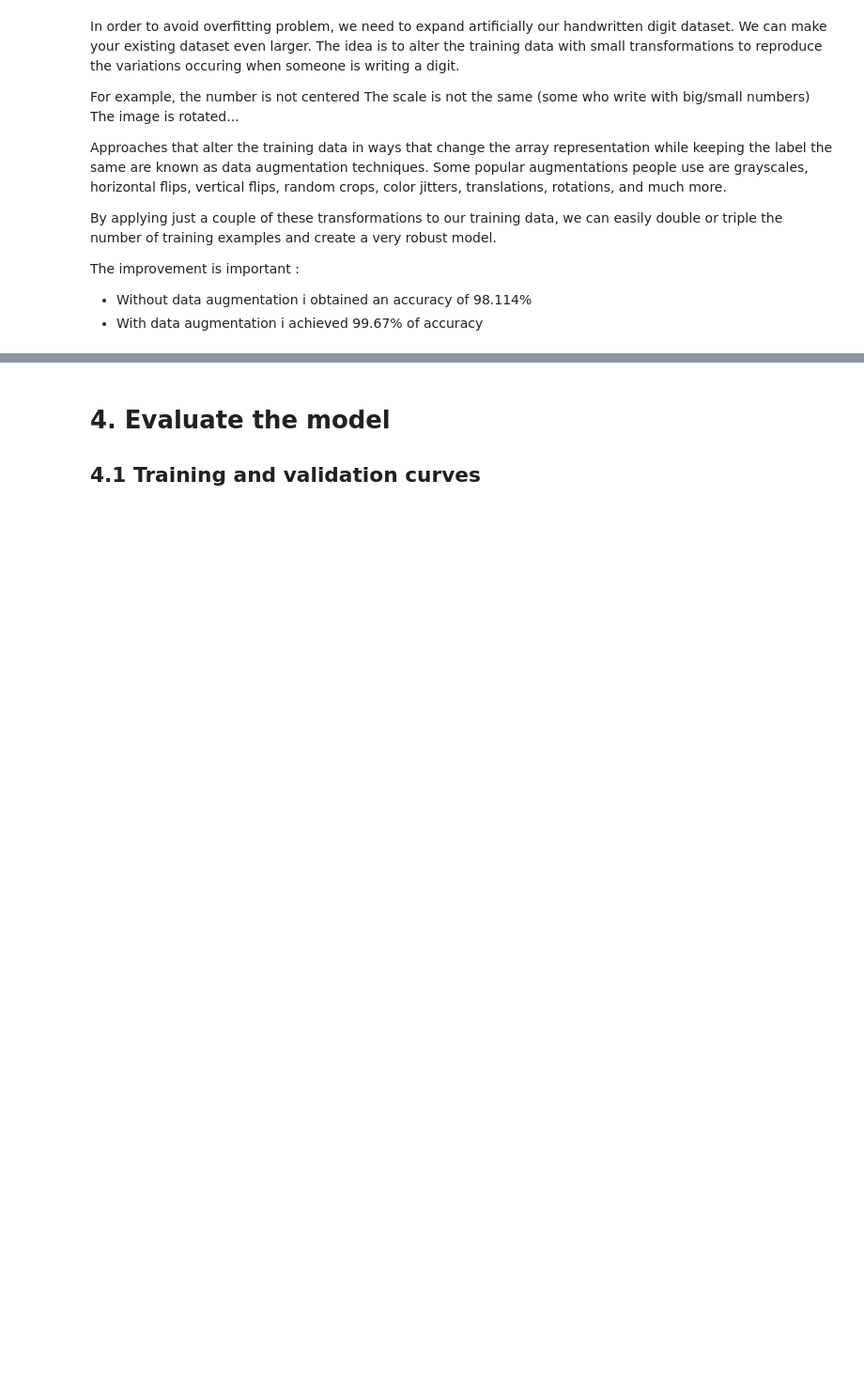
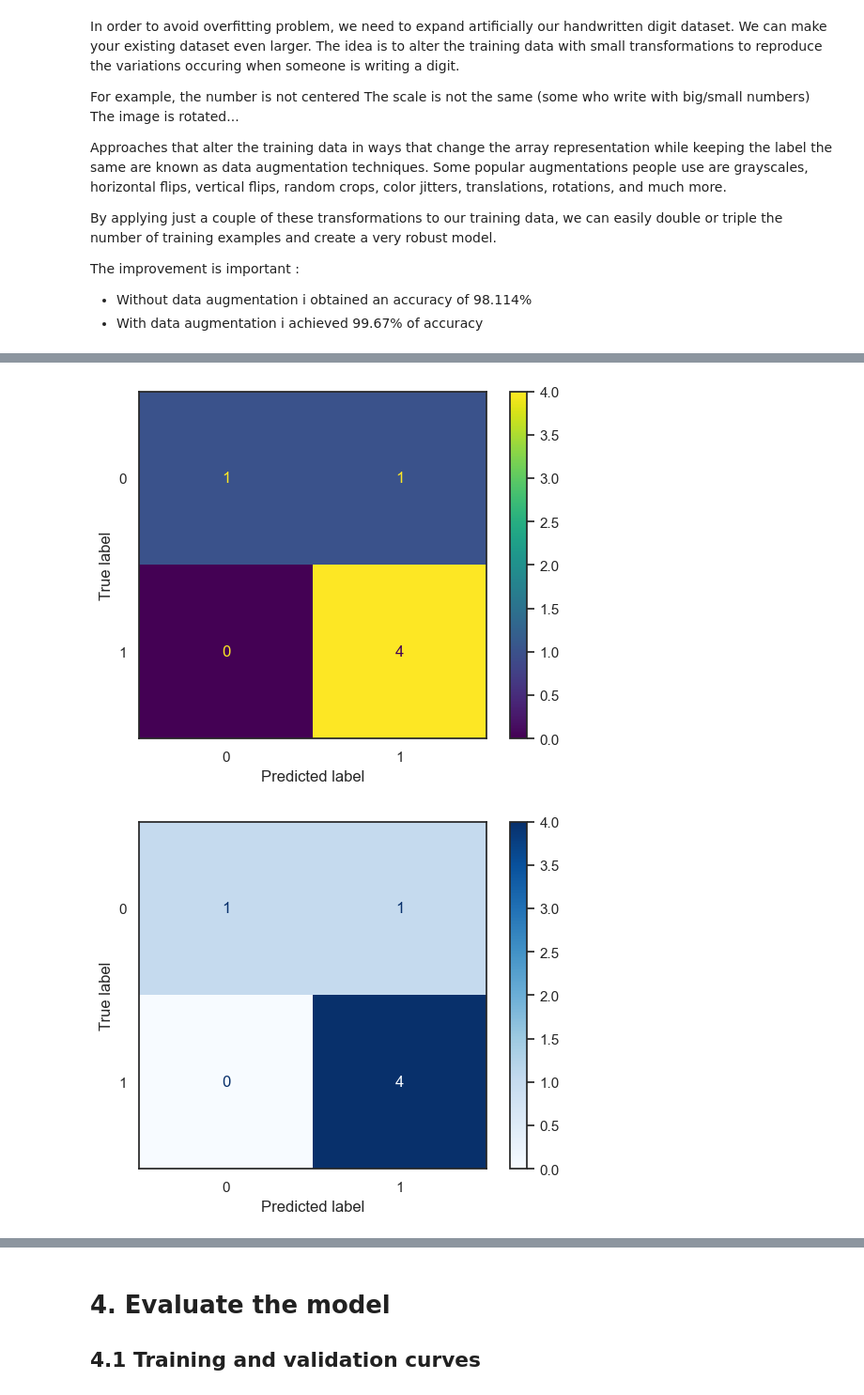
Before and after one commit to knockonhwood/EIH_spec, a Jupyter notebook: EIH_CNN_Blood_in_stool_test.ipynb, the cells around one changed output, grey strips where cells are left out. Shown: that part at 94% size. Cells and saved outputs as stored; diff of their text form; code cells hidden in the pictures; blank space fills up the shorter version.

```diff
--- a/EIH_CNN_Blood_in_stool_test.ipynb
+++ b/EIH_CNN_Blood_in_stool_test.ipynb
@@ -392,0 +396,17 @@ Epoch 20/20
+# %%
+# Predict the values from the validation dataset
+y_predd = denoised_model.predict(X_testd)
+# Convert predictions classes to one hot vectors
+# Applying threshold
+threshold = 0.5
+y_classd = (y_predd> threshold).astype(int)
+
+# compute the confusion matrix
+confusion_mtx = confusion_matrix(y_testd, y_classd)
+# plot the confusion matrix
+
+# Displays the confusion matrix
+cm_display=ConfusionMatrixDisplay(confusion_mtx).plot()
+cm_display= cm_display.plot(cmap=plt.cm.Blues,values_format='g')
+plt.show()
+# %% [output]
@@ -393,3 +414,5 @@ Epoch 20/20
+[figure, added]
+[figure, added]
 # %%
 history = green_model.fit(X_traing, y_traing, batch_size = batch_size, epochs = epochs,
 validation_data = (X_testg, y_testg), verbose = 2)
```
Also changed, not shown: parts of 17 cells of this notebook.
